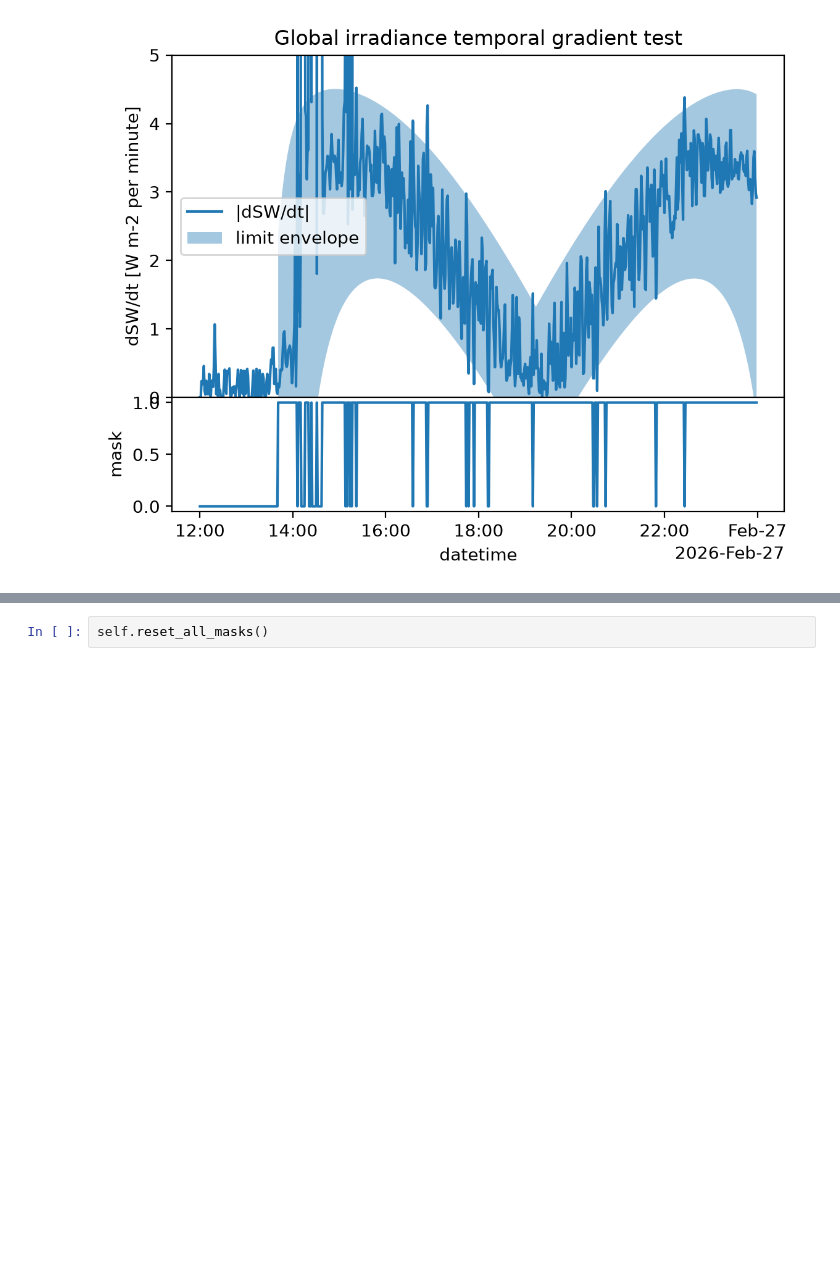
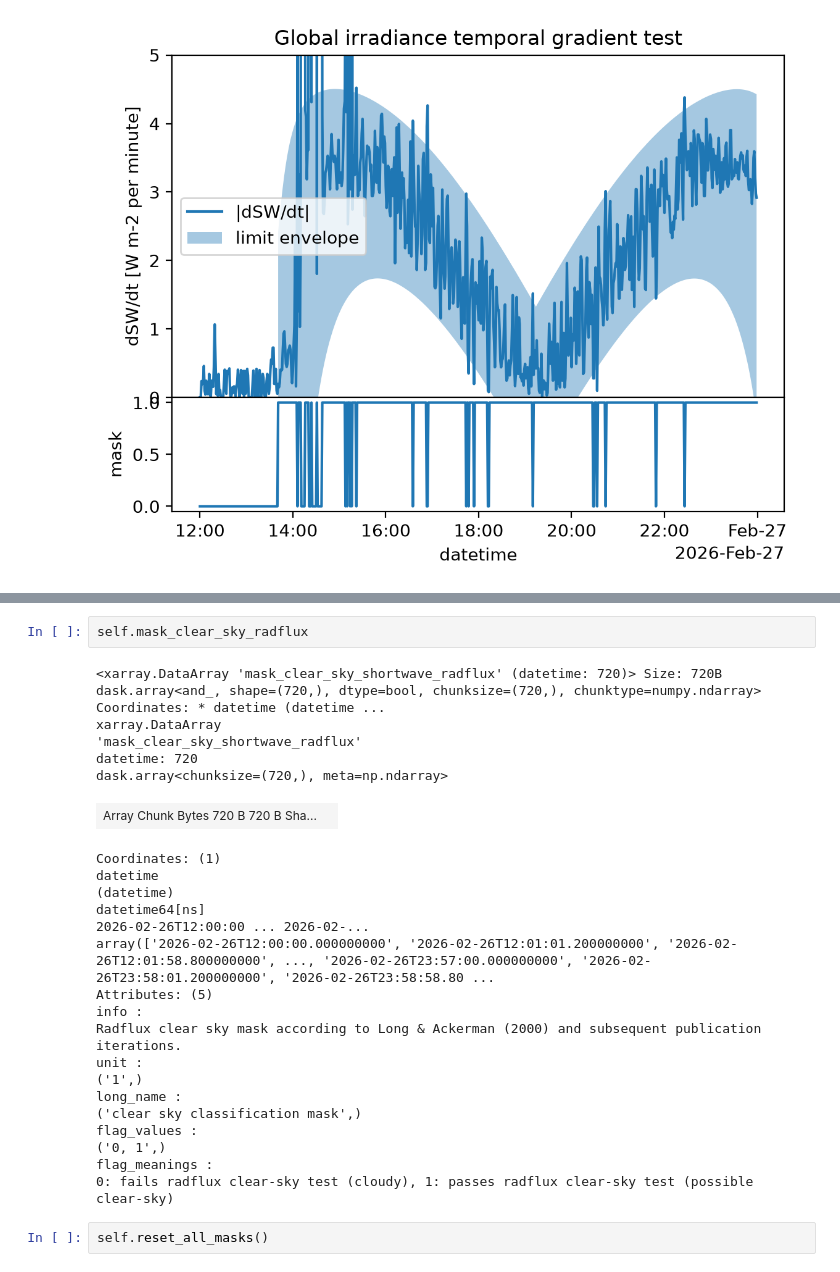
Before and after one commit to hagne/atm-py, a Jupyter notebook: examples/radiation/radflux/radflux.ipynb, the cells around one changed output, grey strips where cells are left out. Drawn from its saved outputs; the diff is of its cells as text; blank space fills up the shorter version.

```diff
--- a/examples/radiation/radflux/radflux.ipynb
+++ b/examples/radiation/radflux/radflux.ipynb
@@ -184,3 +211,29 @@ a.set_ylim(0,5)
+# %%
+self.mask_clear_sky_radflux
+# %% [output]
+<xarray.DataArray 'mask_clear_sky_shortwave_radflux' (datetime: 720)> Size: 720B dask.array<and_, shape=(720,), dtype=bool, chunksize=(720,), chunktype=numpy.ndarray> Coordinates: * datetime (datetime ...
+xarray.DataArray
+'mask_clear_sky_shortwave_radflux'
+datetime: 720
+dask.array<chunksize=(720,), meta=np.ndarray>
+| Array Chunk Bytes 720 B 720 B Sha... |  |
+Coordinates: (1)
+datetime
+(datetime)
+datetime64[ns]
+2026-02-26T12:00:00 ... 2026-02-...
+array(['2026-02-26T12:00:00.000000000', '2026-02-26T12:01:01.200000000', '2026-02-26T12:01:58.800000000', ..., '2026-02-26T23:57:00.000000000', '2026-02-26T23:58:01.200000000', '2026-02-26T23:58:58.80 ...
+Attributes: (5)
+info :
+Radflux clear sky mask according to Long & Ackerman (2000) and subsequent publication iterations.
+unit :
+('1',)
+long_name :
+('clear sky classification mask',)
+flag_values :
+('0, 1',)
+flag_meanings :
+0: fails radflux clear-sky test (cloudy), 1: passes radflux clear-sky test (possible clear-sky)
 # %%
 self.reset_all_masks()
 # %% [output]
```
Also changed, not shown: parts of 8 cells of this notebook, 1 other file.
